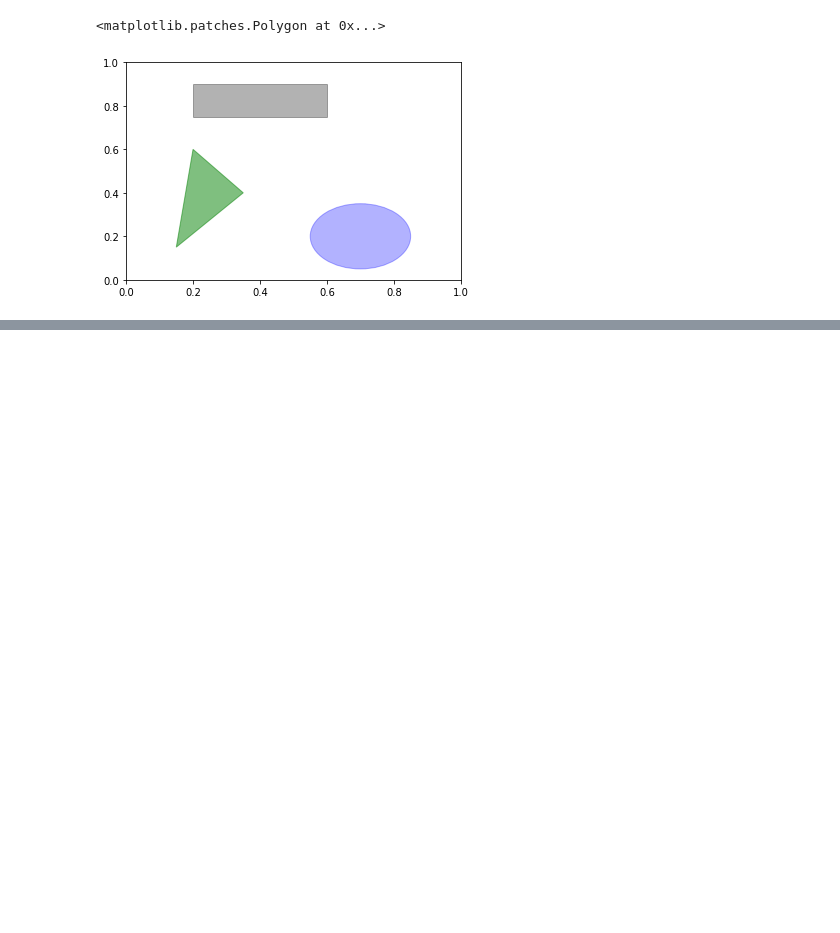
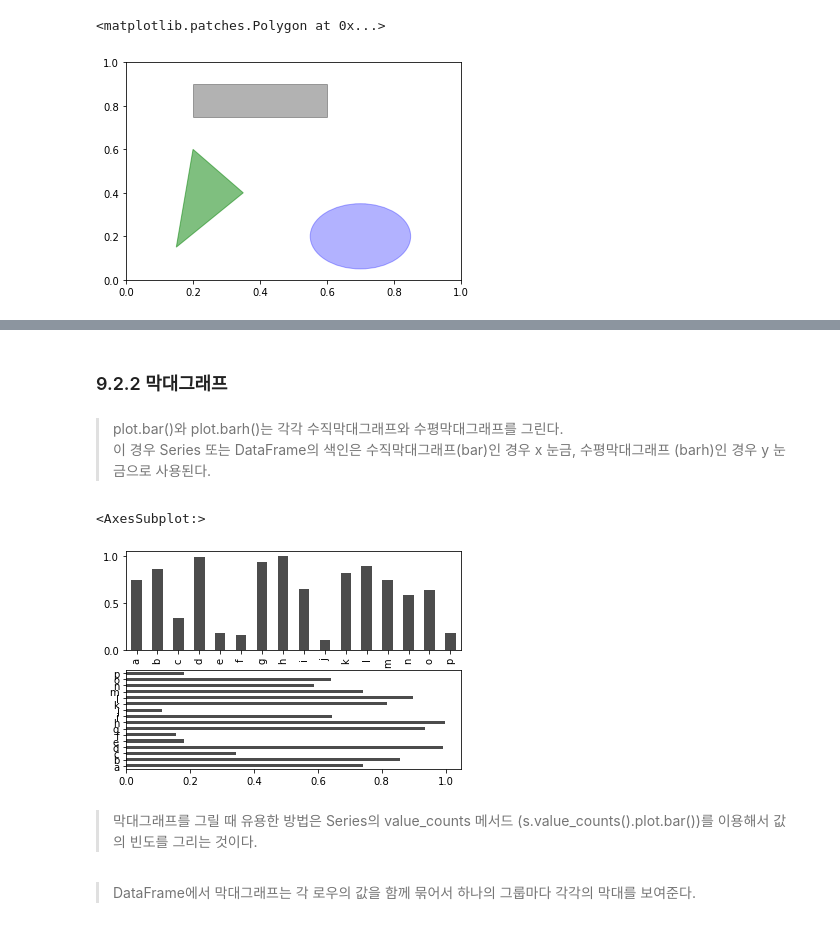
Before and after one commit to gusdn5656/python-basic, a Jupyter notebook: Python for Data Analysis/Chapter 9 그래프와 시각화.ipynb, the cells around one changed output, grey strips where cells are left out. Cells and saved outputs as stored; diff of their text form; code cells hidden in the pictures; blank space fills up the shorter version.

```diff
--- a/Python for Data Analysis/Chapter 9 그래프와 시각화.ipynb
+++ b/Python for Data Analysis/Chapter 9 그래프와 시각화.ipynb
@@ -320,0 +470,19 @@ ax.add_patch(pgon)
+# %% [markdown]
+### 9.2.2 막대그래프
+# %% [markdown]
+> plot.bar()와 plot.barh()는 각각 수직막대그래프와 수평막대그래프를 그린다.
+> 이 경우 Series 또는 DataFrame의 색인은 수직막대그래프(bar)인 경우 x 눈금, 수평막대그래프 (barh)인 경우 y 눈금으로 사용된다.
+# %%
+fig, axes = plt.subplots(2,1)
+
+data = pd.Series(np.random.rand(16), index = list('abcdefghijklmnop'))
+
+data.plot.bar(ax=axes[0], color = 'k', alpha = 0.7)
+data.plot.barh(ax=axes[1], color = 'k', alpha = 0.7)
+# %% [output]
+<AxesSubplot:>
+[figure, added]
+# %% [markdown]
+> 막대그래프를 그릴 때 유용한 방법은 Series의 value_counts 메서드 (s.value_counts().plot.bar())를 이용해서 값의 빈도를 그리는 것이다.
+# %% [markdown]
+> DataFrame에서 막대그래프는 각 로우의 값을 함께 묶어서 하나의 그룹마다 각각의 막대를 보여준다.
```
Also changed, not shown: parts of 58 cells of this notebook.
